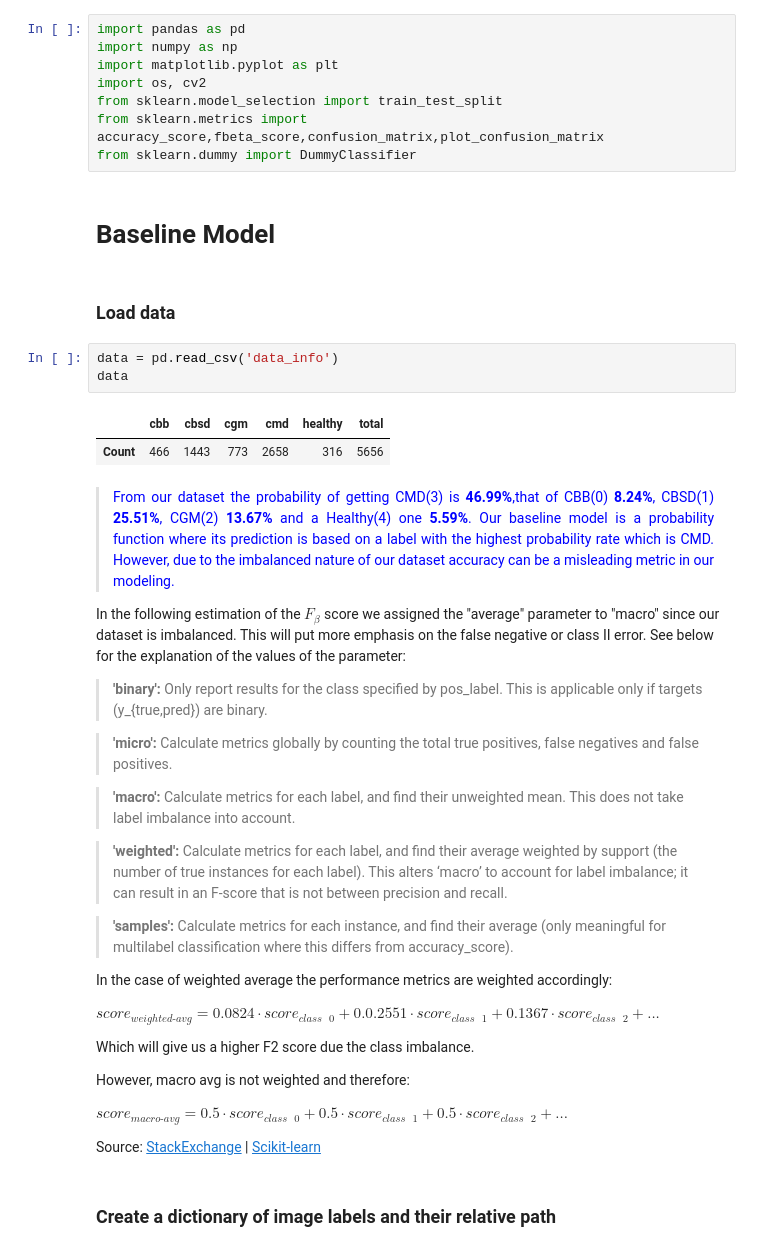
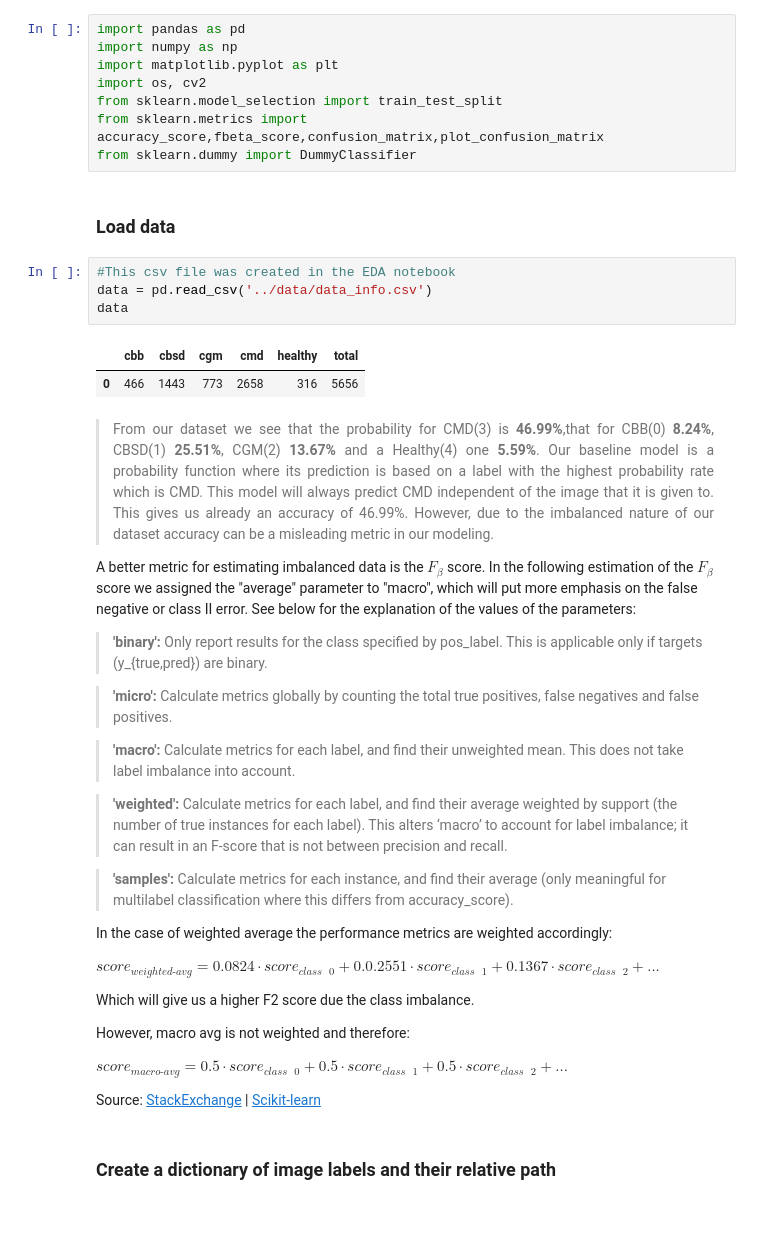
Before and after one commit to Clemens-Bretscher/cassava-classification-capstone, a Jupyter notebook: notebooks/Baseline_Model.ipynb, the cells around one changed output. Saved outputs shown, nothing was run; the diff lists cells and outputs as text; blank space fills up the shorter version.

```diff
--- a/notebooks/Baseline_Model.ipynb
+++ b/notebooks/Baseline_Model.ipynb
@@ -8,20 +10,19 @@ import os, cv2
 from sklearn.model_selection import train_test_split
 from sklearn.metrics import accuracy_score,fbeta_score,confusion_matrix,plot_confusion_matrix
 from sklearn.dummy import DummyClassifier
-# %% [markdown]
-# Baseline Model
 # %% [markdown]
 ### Load data
-# %%
-data = pd.read_csv('data_info')
-data
-# %% [output]
-|  | cbb | cbsd | cgm | cmd | healthy | total |
-| Count | 466 | 1443 | 773 | 2658 | 316 | 5656 |
+# %%
+#This csv file was created in the EDA notebook
+data = pd.read_csv('../data/data_info.csv')
+data
+# %% [output]
+|  | cbb | cbsd | cgm | cmd | healthy | total |
+| 0 | 466 | 1443 | 773 | 2658 | 316 | 5656 |
 # %% [markdown]
-><p style="text-align:justify"><span style="color:blue">From our dataset the probability of getting CMD(3) is <b>46.99%</b>,that of CBB(0) <b>8.24%</b>, CBSD(1) <b>25.51%</b>, CGM(2) <b>13.67%</b> and a Healthy(4) one <b>5.59%</b>. Our baseline model is a probability function where its prediction is based on a label with the highest probability rate which is CMD. However, due to the imbalanced nature of our dataset accuracy can be a misleading metric in our modeling.</span></p>
+><p style="text-align:justify"><span>From our dataset we see that the probability for CMD(3) is <b>46.99%</b>,that for CBB(0) <b>8.24%</b>, CBSD(1) <b>25.51%</b>, CGM(2) <b>13.67%</b> and a Healthy(4) one <b>5.59%</b>. Our baseline model is a probability function where its prediction is based on a label with the highest probability rate which is CMD. This model will always predict CMD independent of the image that it is given to. This gives us already an accuracy of 46.99%. However, due to the imbalanced nature of our dataset accuracy can be a misleading metric in our modeling.</span></p>
 
-<span style='text-align: justify'>In the following estimation of the $F_{\beta}$ score we assigned the "average" parameter to "macro" since our dataset is imbalanced. This will put more emphasis on the false negative or class II error. See below for the explanation of the values of the parameter:</span>
+<span style='text-align: justify'>A better metric for estimating imbalanced data is the $F_{\beta}$ score. In the following estimation of the $F_{\beta}$ score we assigned the "average" parameter to "macro", which will put more emphasis on the false negative or class II error. See below for the explanation of the values of the parameters:</span>
 
 ><b>'binary':</b>
 Only report results for the class specified by pos_label. This is applicable only if targets (y_{true,pred}) are binary.
```
Also changed, not shown: parts of 15 cells of this notebook, 1 other file.
